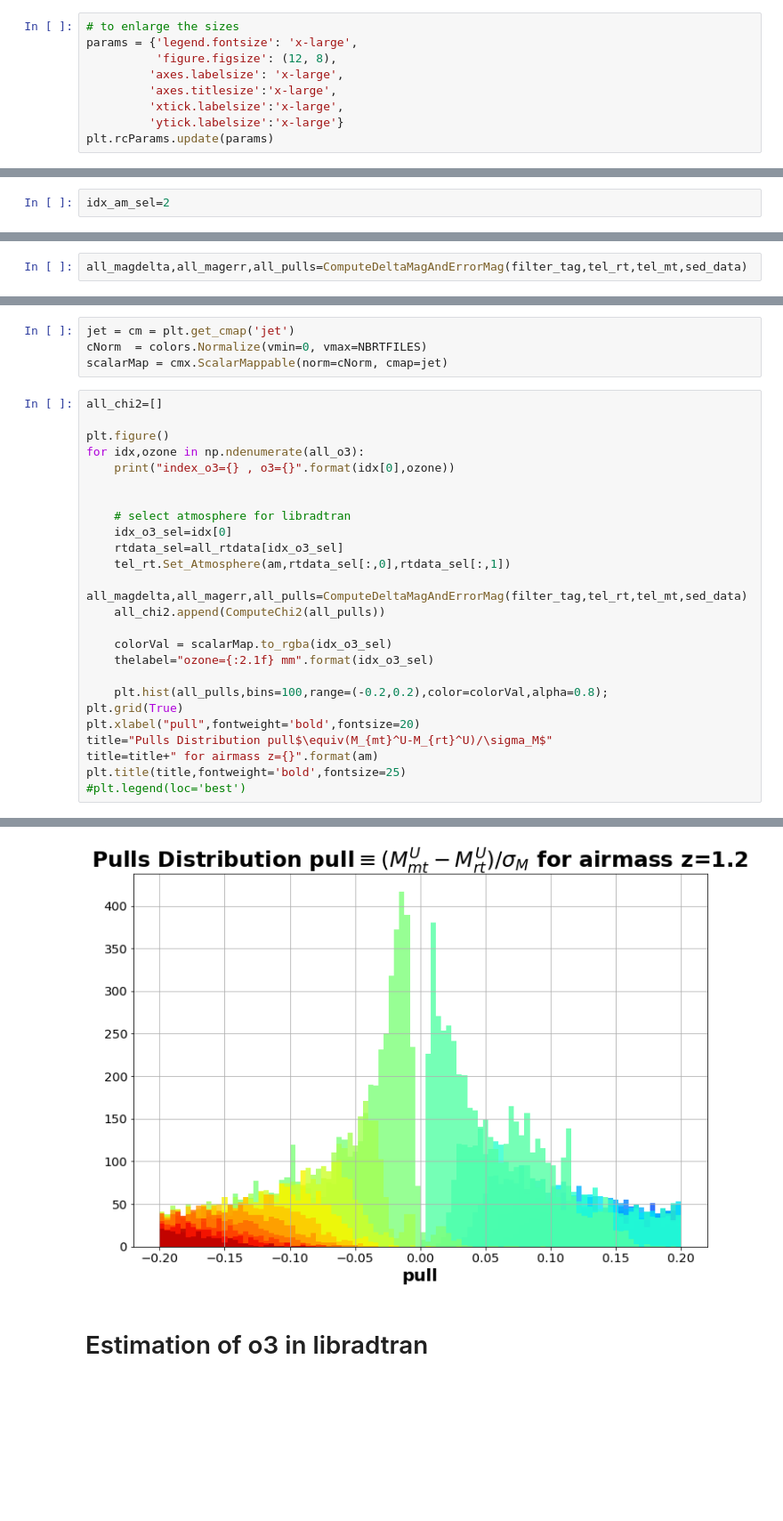
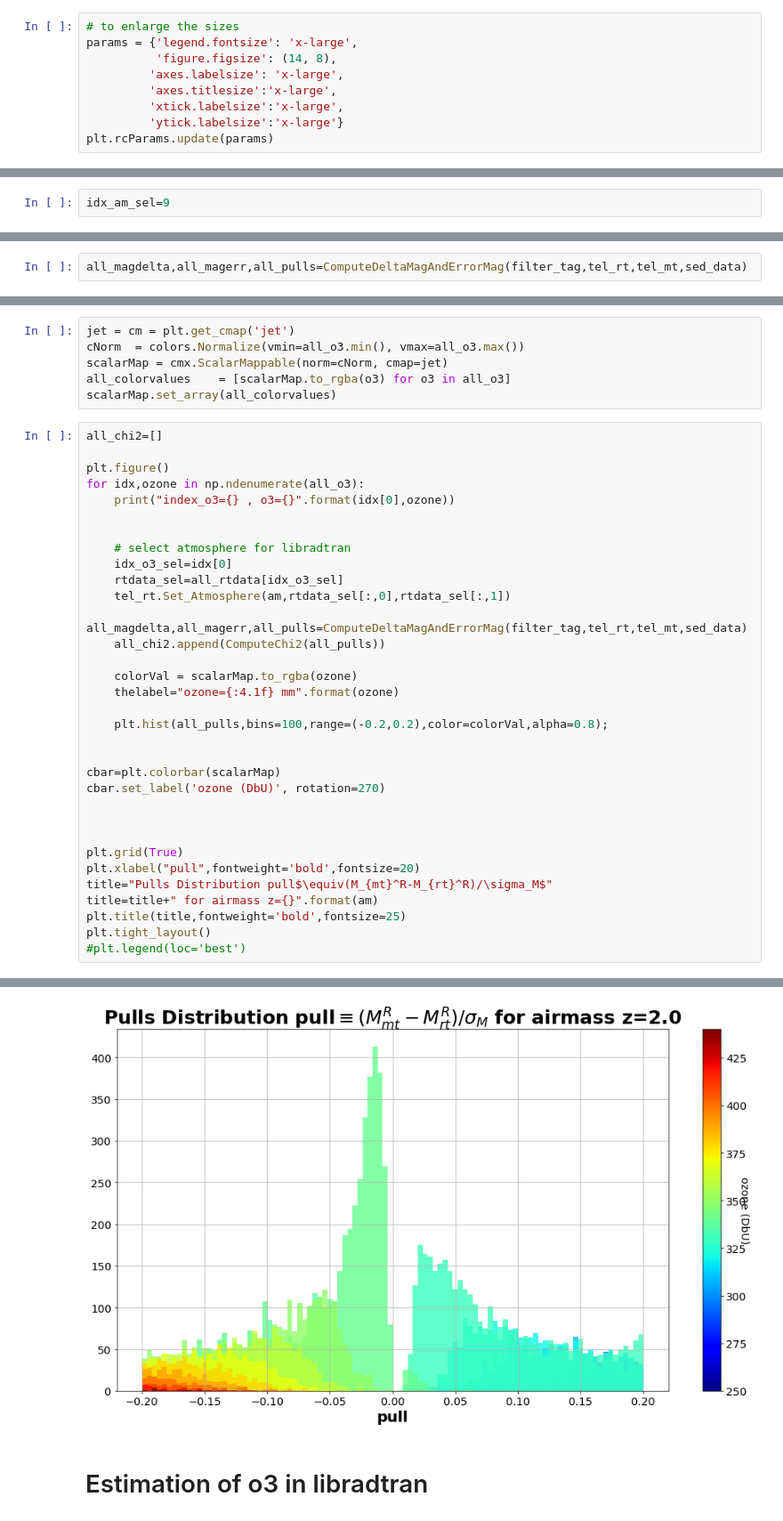
Before and after one commit to LSSTDESC/ModtranLibRadTranComp, a Jupyter notebook: CompareMTRTAtmosphericMagnitudes_o3.ipynb, the cells around one changed output, grey strips where cells are left out. Shown at 89% size. Cells and saved outputs as stored; diff of their text form; blank space fills up the shorter version.

```diff
--- a/CompareMTRTAtmosphericMagnitudes_o3.ipynb
+++ b/CompareMTRTAtmosphericMagnitudes_o3.ipynb
@@ -34,7 +34,7 @@ import matplotlib.cm as cmx
 # %%
 # to enlarge the sizes
 params = {'legend.fontsize': 'x-large',
-          'figure.figsize': (12, 8),
+          'figure.figsize': (14, 8),
          'axes.labelsize': 'x-large',
          'axes.titlesize':'x-large',
          'xtick.labelsize':'x-large',
@@ -230,7 +230,7 @@ all_airmasses
 # %% [markdown]
 # Select One Airmass and One Filter where to do the Comparison
 # %%
-idx_am_sel=2
+idx_am_sel=9
 # %%
 am=all_airmasses[idx_am_sel]
 # %%
@@ -431,7 +431,9 @@ plt.yscale('log')
 # %%
 jet = cm = plt.get_cmap('jet')
-cNorm  = colors.Normalize(vmin=0, vmax=NBRTFILES)
+cNorm  = colors.Normalize(vmin=all_o3.min(), vmax=all_o3.max())
 scalarMap = cmx.ScalarMappable(norm=cNorm, cmap=jet)
+all_colorvalues    = [scalarMap.to_rgba(o3) for o3 in all_o3]
+scalarMap.set_array(all_colorvalues)
 # %%
 all_chi2=[]
 
@@ -447,15 +449,23 @@ for idx,ozone in np.ndenumerate(all_o3):
     all_magdelta,all_magerr,all_pulls=ComputeDeltaMagAndErrorMag(filter_tag,tel_rt,tel_mt,sed_data)
     all_chi2.append(ComputeChi2(all_pulls))
 
-    colorVal = scalarMap.to_rgba(idx_o3_sel)
-    thelabel="ozone={:2.1f} mm".format(idx_o3_sel)
+    colorVal = scalarMap.to_rgba(ozone)
+    thelabel="ozone={:4.1f} mm".format(ozone)
 
     plt.hist(all_pulls,bins=100,range=(-0.2,0.2),color=colorVal,alpha=0.8);
+
+
+cbar=plt.colorbar(scalarMap)
+cbar.set_label('ozone (DbU)', rotation=270)
+
+
+
 plt.grid(True)
 plt.xlabel("pull",fontweight='bold',fontsize=20)
-title="Pulls Distribution pull$\equiv(M_{mt}^U-M_{rt}^U)/\sigma_M$"
+title="Pulls Distribution pull$\equiv(M_{mt}^R-M_{rt}^R)/\sigma_M$"
 title=title+" for airmass z={}".format(am)
 plt.title(title,fontweight='bold',fontsize=25)
+plt.tight_layout()
 #plt.legend(loc='best')
 # %% [output]
 index_o3=0 , o3=250.0
@@ -482,4 +491,4 @@ index_o3=19 , o3=440.0
-[figure, old version]
+[figure, new version]
 # %% [markdown]
 # Estimation of o3 in libradtran
 # %%
```
Also changed, not shown: parts of 20 cells of this notebook, 4 other files.
